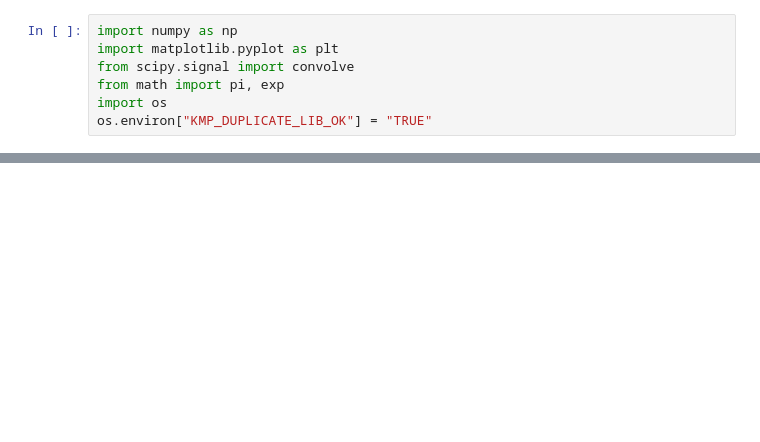
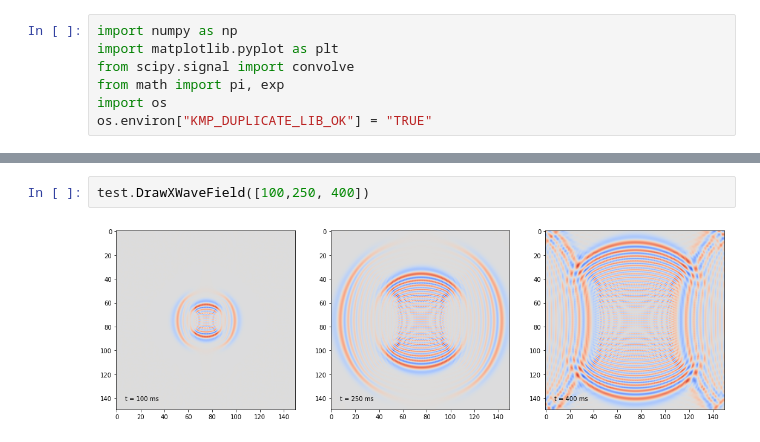
Before and after one commit to WaoBiu/MyForwardModeling, a Jupyter notebook: Forward Modeling.ipynb, the cells around one changed output, grey strips where cells are left out. Cells and saved outputs as stored; diff of their text form; blank space fills up the shorter version.

```diff
--- a/Forward Modeling.ipynb
+++ b/Forward Modeling.ipynb
@@ -330,0 +516,4 @@ for tk , t in enumerate(np.arange(0, 0.04, 0.001)):
+# %%
+test.DrawXWaveField([100,250, 400])
+# %% [output]
+[figure, added]
```
Also changed, not shown: parts of 9 cells of this notebook.
